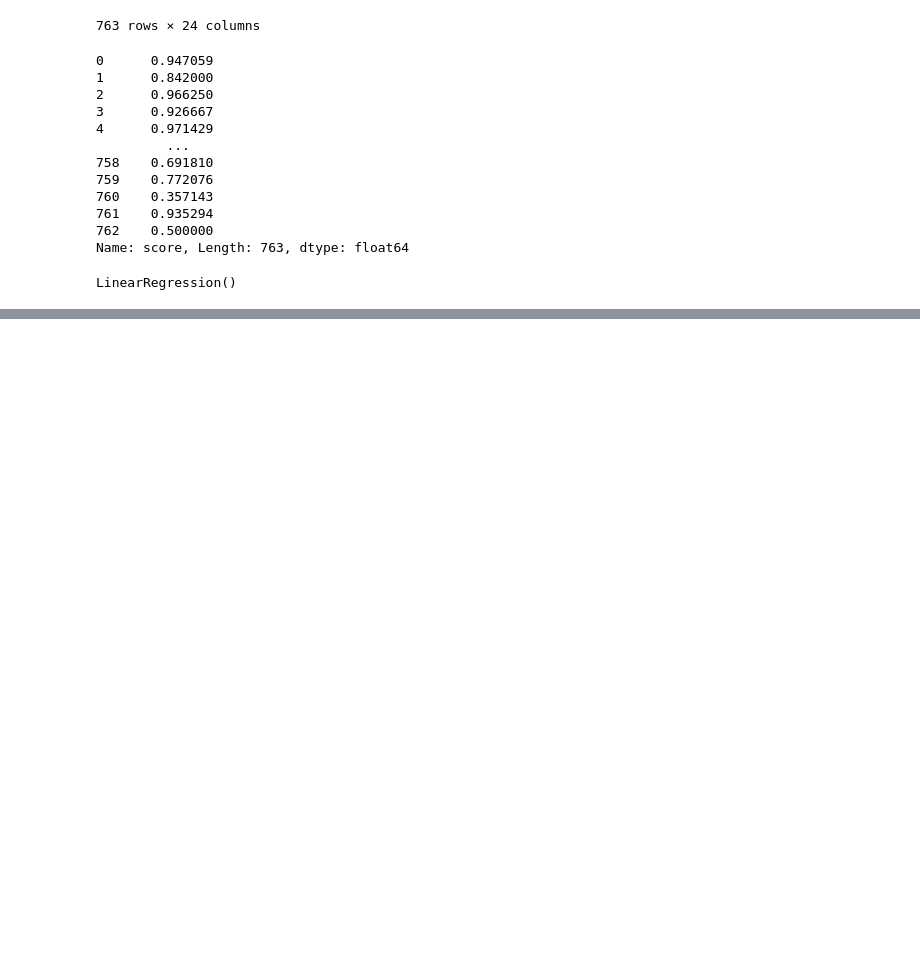
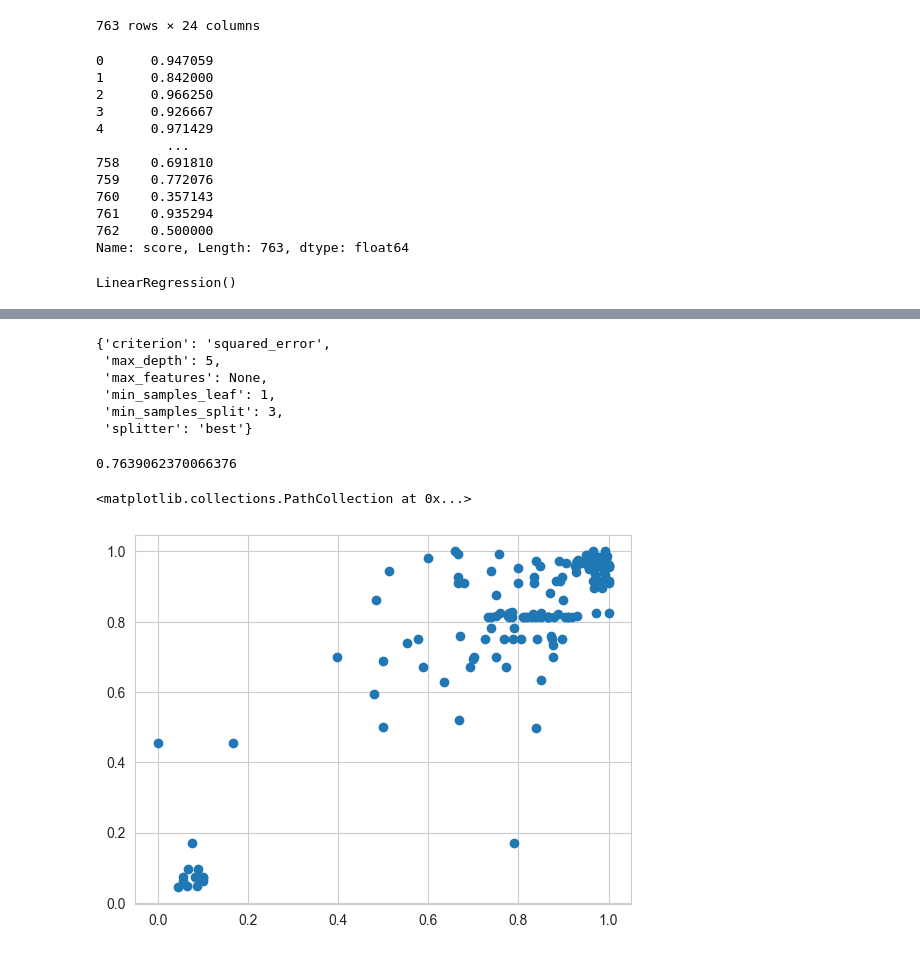
Before and after one commit to veneta13/ILEDA_hackathon, a Jupyter notebook: modeling/score_prediction.ipynb, the cells around one changed output, grey strips where cells are left out. Drawn from its saved outputs; the diff is of its cells as text; code cells hidden in the pictures; blank space fills up the shorter version.

```diff
--- a/modeling/score_prediction.ipynb
+++ b/modeling/score_prediction.ipynb
@@ -241,0 +297,19 @@ plt.plot()
+# %%
+grid_search_params = {
+    'max_depth': [3, 5, 7, 9, 11, 15] + [None],
+    'max_features': ["sqrt", "log2", None],
+    'min_samples_leaf': [1, 3, 5],
+    'min_samples_split': [2, 3, 4],
+    'criterion': ["squared_error", "friedman_mse", "absolute_error", "poisson"],
+    'splitter': ["best", "random"]
+}
+# %%
+grid_search = GridSearchCV(
+    estimator = DecisionTreeRegressor(),
+    param_grid = grid_search_params,
+    cv=10,
+    verbose=2,
+    scoring='r2',
+    n_jobs = -1
+)
+grid_search.fit(X_train, y_train)
@@ -241,0 +327,30 @@ plt.plot()
+# %%
+grid_search.best_params_
+# %% [output]
+{'criterion': 'squared_error',
+ 'max_depth': 5,
+ 'max_features': None,
+ 'min_samples_leaf': 1,
+ 'min_samples_split': 3,
+ 'splitter': 'best'}
+# %%
+model = DecisionTreeRegressor(
+    max_depth=5,
+    max_features=None,
+    min_samples_leaf=1,
+    min_samples_split=3,
+    criterion='squared_error',
+    splitter='random'
+)
+
+model.fit(X_train, y_train)
+y_pred = model.predict(X_test)
+
+r2_score(y_test, y_pred)
+# %% [output]
+0.7639062370066376
+# %%
+plt.scatter(y_test, y_pred)
+# %% [output]
+<matplotlib.collections.PathCollection at 0x...>
+[figure, added]
```
Also changed, not shown: parts of 24 cells of this notebook.
